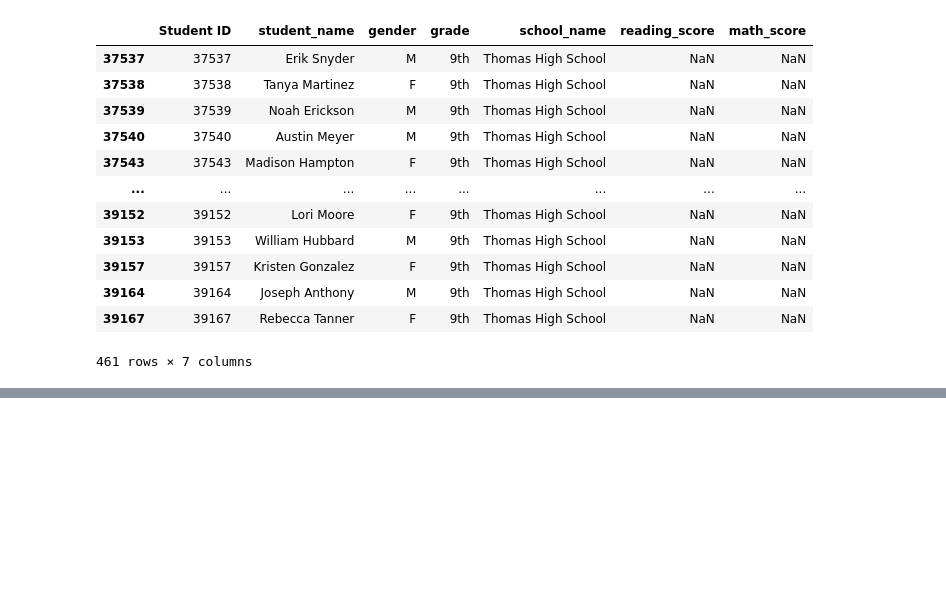
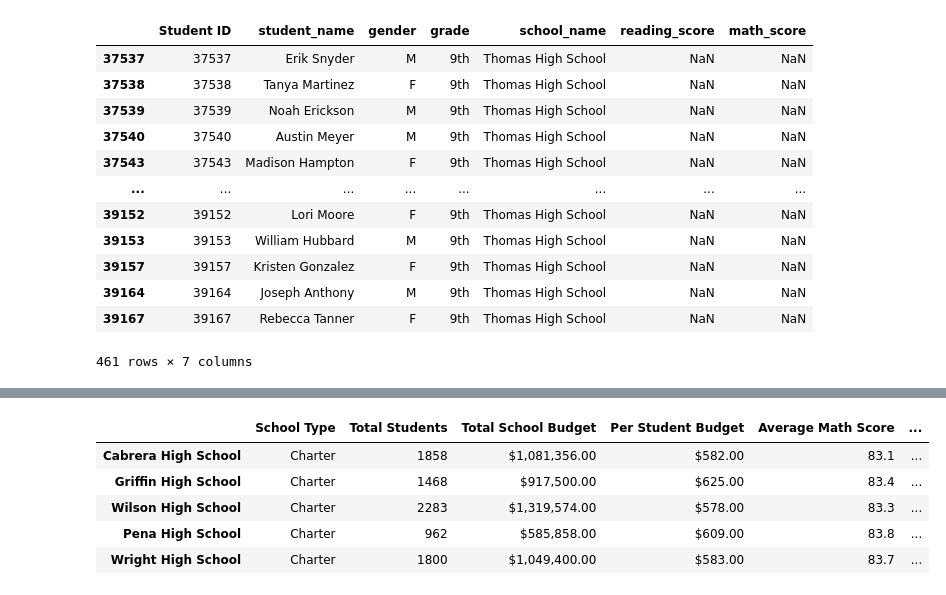
Before and after one commit to amnichols93/school-district-analysis, a Jupyter notebook: PyCitySchools_Challenge.ipynb, the cells around one changed output, grey strips where cells are left out. Cells and saved outputs as stored; diff of their text form; code cells hidden in the pictures; blank space fills up the shorter version.

```diff
--- a/PyCitySchools_Challenge.ipynb
+++ b/PyCitySchools_Challenge.ipynb
@@ -639,0 +785,11 @@ student_data_df.loc[((student_data_df['school_name'] == 'Thomas High School') &
+# %%
+# Sort and show top five schools.
+new_top_schools = new_per_school_summary_df.sort_values(["% Overall Passing"], ascending=False)
+new_top_schools.head()
+# %% [output]
+|  | School Type | Total Students | Total School Budget | Per Student Budget | Average Math Score | ... |
+| Cabrera High School | Charter | 1858 | $1,081,356.00 | $582.00 | 83.1 | ... |
+| Griffin High School | Charter | 1468 | $917,500.00 | $625.00 | 83.4 | ... |
+| Wilson High School | Charter | 2283 | $1,319,574.00 | $578.00 | 83.3 | ... |
+| Pena High School | Charter | 962 | $585,858.00 | $609.00 | 83.8 | ... |
+| Wright High School | Charter | 1800 | $1,049,400.00 | $583.00 | 83.7 | ... |
```
Also changed, not shown: parts of 8 cells of this notebook, 4 other files.
